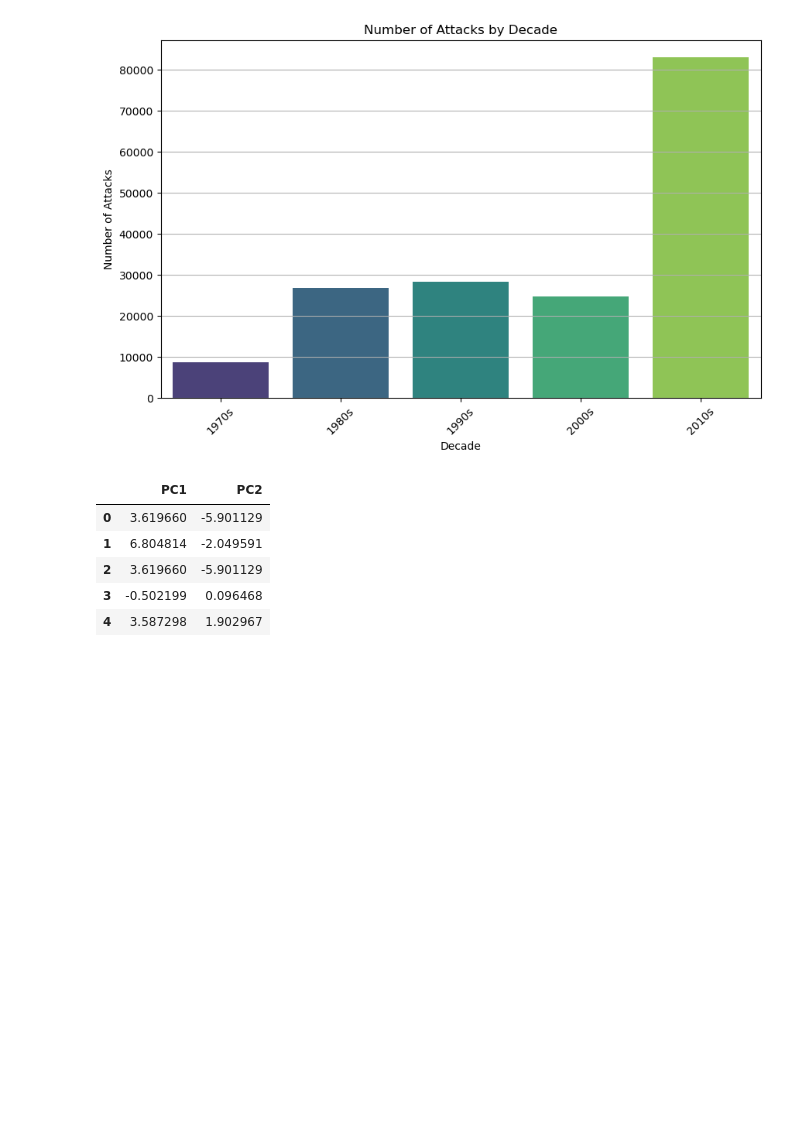
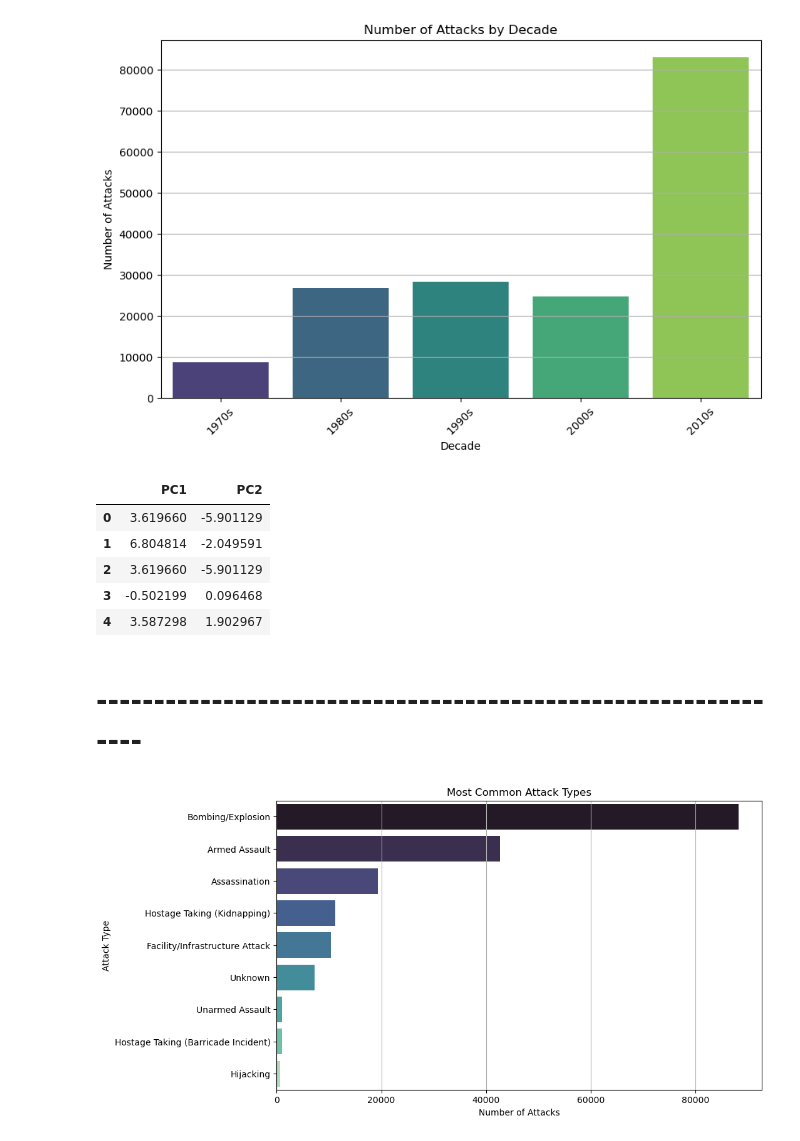
Before and after one commit to yllberisha/Global-Terrorism-Dataset-Analysis, a Jupyter notebook: preprocessing.ipynb, the cells around one changed output. Saved outputs shown, nothing was run; the diff lists cells and outputs as text; code cells hidden in the pictures; blank space fills up the shorter version.

```diff
--- a/preprocessing.ipynb
+++ b/preprocessing.ipynb
@@ -273,3 +273,19 @@ reduced_df.head()
 | 2 | 3.619660 | -5.901129 |
 | 3 | -0.502199 | 0.096468 |
 | 4 | 3.587298 | 1.902967 |
+# %% [markdown]
+# --------------------------------------------------------------
+# %%
+# Most Common Attack Types
+
+attack_type_counts = filtered_df['Attack Type'].value_counts()
+
+plt.figure(figsize=(10, 6))
+sns.barplot(x=attack_type_counts.values, y=attack_type_counts.index, palette='mako')
+plt.title('Most Common Attack Types')
+plt.xlabel('Number of Attacks')
+plt.ylabel('Attack Type')
+plt.grid(axis='x')
+plt.show()
+# %% [output]
+[figure, added]
```
Also changed, not shown: parts of 4 cells of this notebook.
